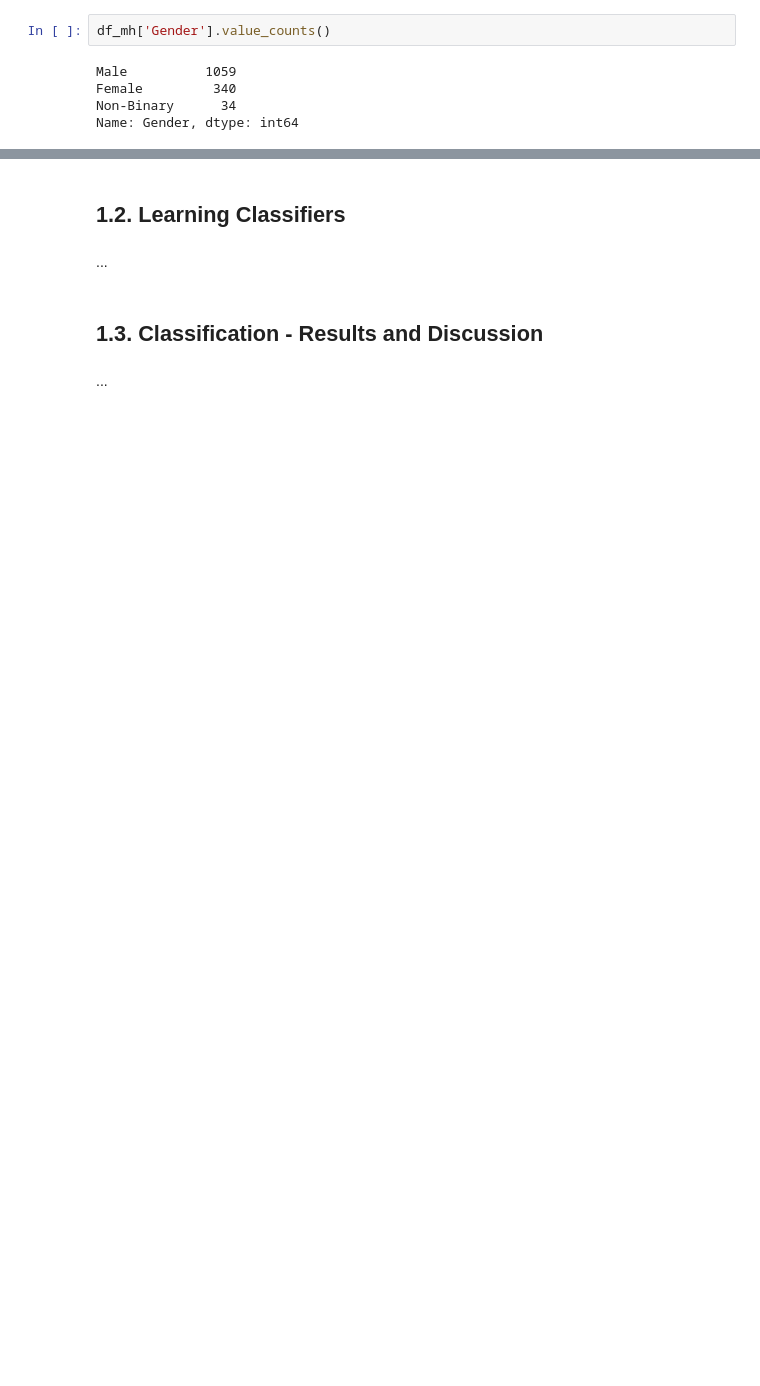
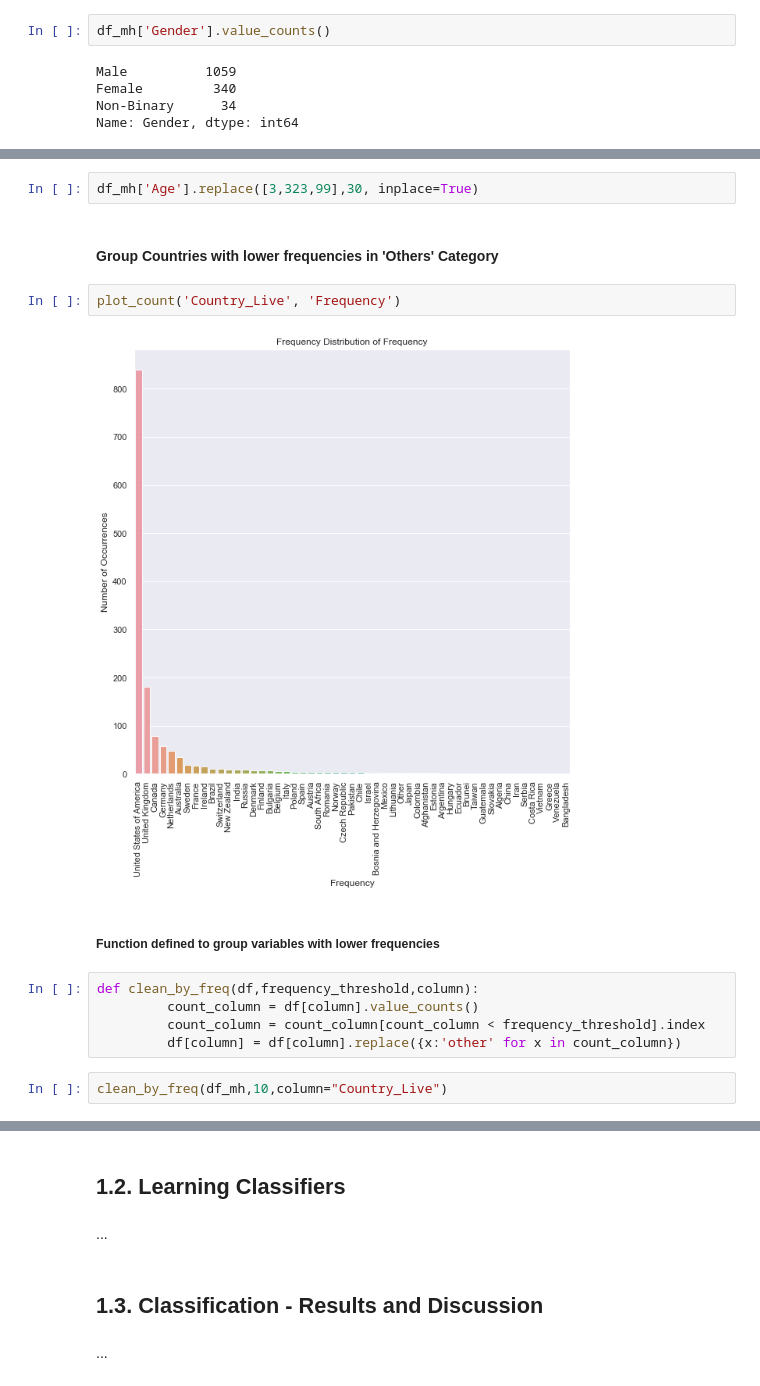
Before and after one commit to flaviacmr/Aprendizagem_Automatica, a Jupyter notebook: AA_201819_Project/AA_201819_Project/AA_201819_Project_FR2.ipynb, the cells around one changed output, grey strips where cells are left out. Cells and saved outputs as stored; diff of their text form; blank space fills up the shorter version.

```diff
--- a/AA_201819_Project/AA_201819_Project/AA_201819_Project_FR2.ipynb
+++ b/AA_201819_Project/AA_201819_Project/AA_201819_Project_FR2.ipynb
@@ -535,0 +498,17 @@ plot_count(column='Gender', name='Genders')
+# %%
+df_mh['Age'].replace([3,323,99],30, inplace=True)
+# %% [markdown]
+#### Group Countries with lower frequencies in 'Others' Category
+# %%
+plot_count('Country_Live', 'Frequency')
+# %% [output]
+[figure, added]
+# %% [markdown]
+##### Function defined to group variables with lower frequencies
+# %%
+def clean_by_freq(df,frequency_threshold,column):
+         count_column = df[column].value_counts()
+         count_column = count_column[count_column < frequency_threshold].index
+         df[column] = df[column].replace({x:'other' for x in count_column})
+# %%
+clean_by_freq(df_mh,10,column="Country_Live")
```
Also changed, not shown: parts of 50 cells of this notebook, 1 other file.
